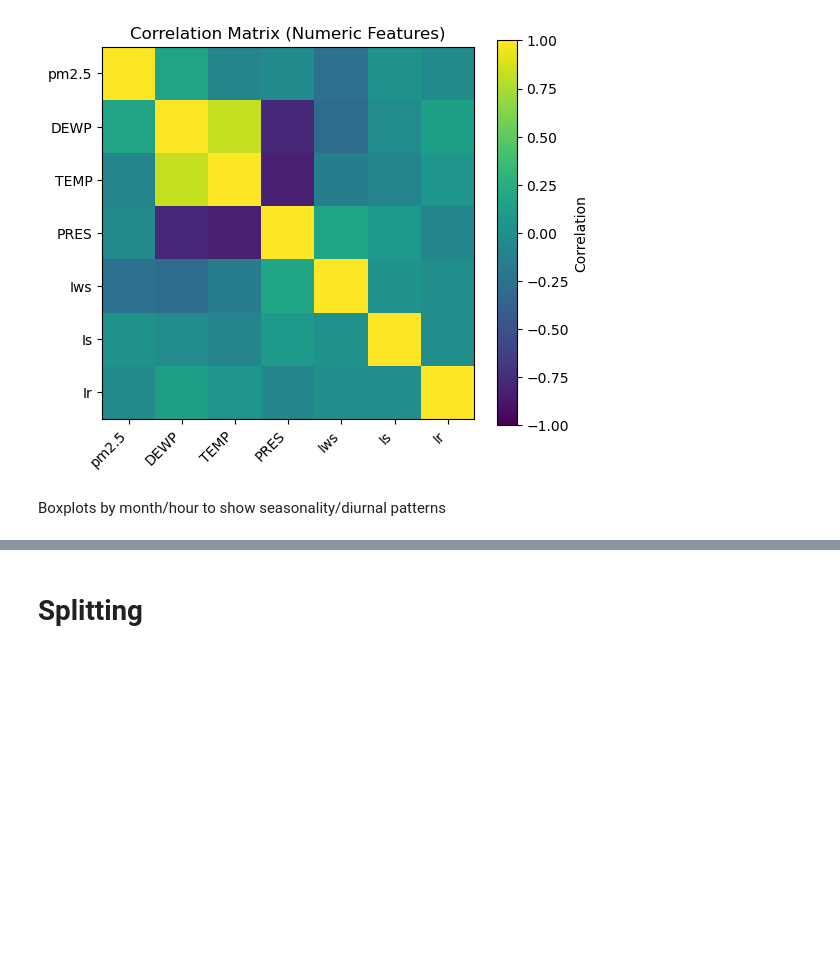
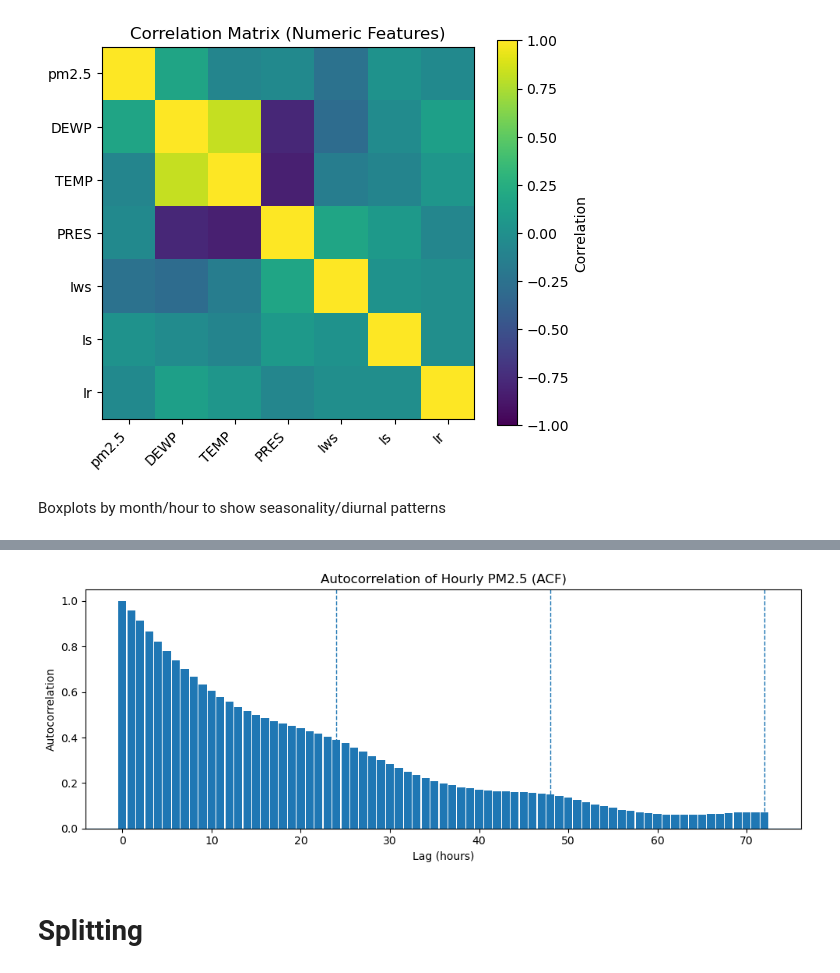
Before and after one commit to pbtommy1209/TommyP1030f25, a Jupyter notebook: midterm_pre.ipynb, the cells around one changed output, grey strips where cells are left out. Saved outputs shown, nothing was run; the diff lists cells and outputs as text; code cells hidden in the pictures; blank space fills up the shorter version.

```diff
--- a/midterm_pre.ipynb
+++ b/midterm_pre.ipynb
@@ -130,3 +231,42 @@ pandas plottig autocorrelation_plot  ///////   different features to PM2.5
+# %%
+
+df = df.sort_values('datetime').reset_index(drop=True)
+
+# Use the hourly target series
+y = df['pm2.5'].astype(float)
+
+# ============ 1) Autocorrelation Function (ACF) ============
+def acf(series, nlags):
+    """Normalized (biased) autocorrelation up to nlags (inclusive)."""
+    x = np.asarray(series, dtype=float)
+    x = x - np.nanmean(x)
+    # Replace NaNs with 0 so correlations skip missing influence
+    x = np.where(np.isnan(x), 0.0, x)
+    denom = np.dot(x, x)
+    acf_vals = [1.0]
+    for k in range(1, nlags + 1):
+        num = np.dot(x[:-k], x[k:])
+        acf_vals.append(num / denom if denom != 0 else np.nan)
+    return np.array(acf_vals)
+
+nlags = 72
+acf_vals = acf(y, nlags)
+
+plt.figure(figsize=(10, 4))
+plt.bar(range(nlags + 1), acf_vals, width=0.9)
+plt.title('Autocorrelation of Hourly PM2.5 (ACF)')
+plt.xlabel('Lag (hours)')
+plt.ylabel('Autocorrelation')
+# Optional reference lines
+plt.axhline(0, linewidth=1)
+# Annotate daily-cycle lags
+for k in (24, 48, 72):
+    if k <= nlags:
+        plt.axvline(k, linestyle='--', linewidth=1)
+plt.tight_layout()
+plt.show()
+# %% [output]
+[figure, added]
 # %% [markdown]
 # Splitting
 # %%
```
Also changed, not shown: parts of 11 cells of this notebook.
